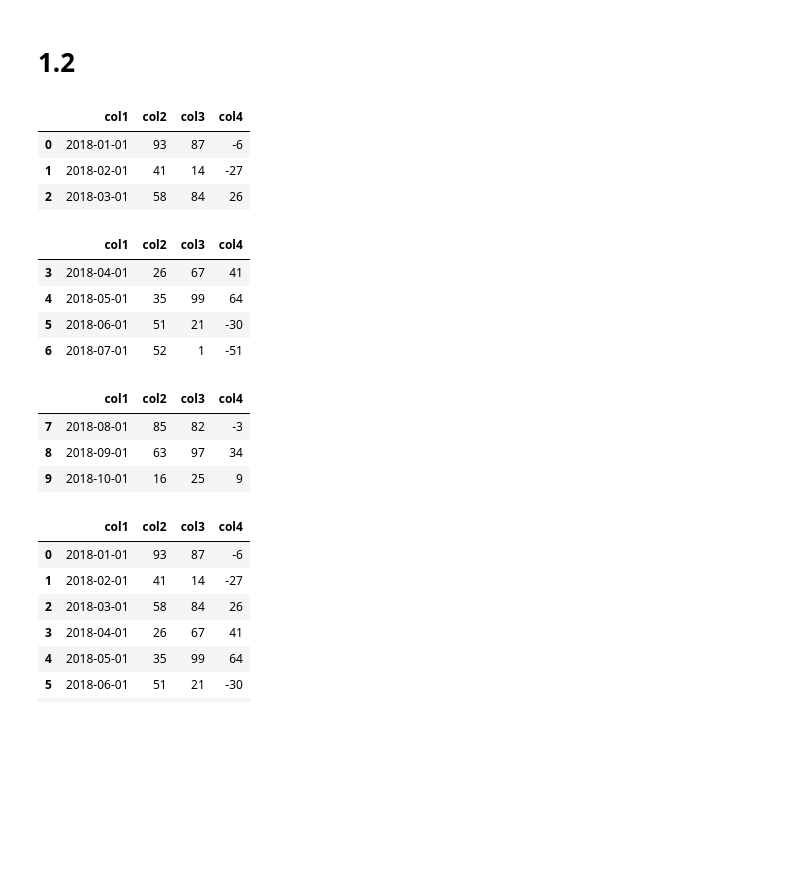
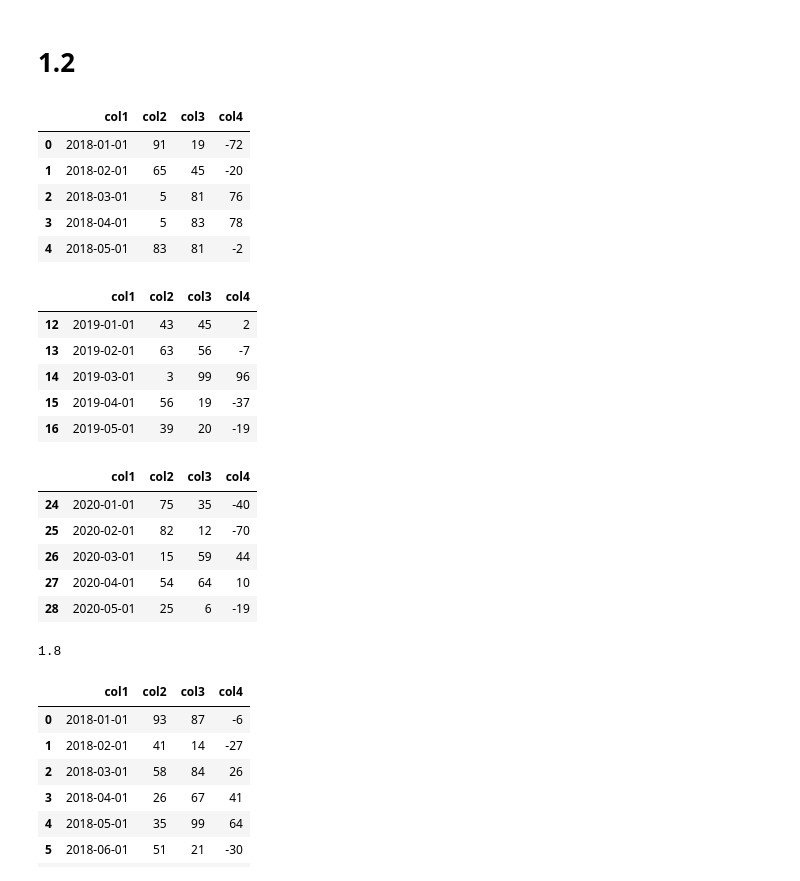
Before and after one commit to ptrierweiler/bb_scores, a Jupyter notebook: unit1.ipynb, the cells around one changed output. Cells and saved outputs as stored; diff of their text form; code cells hidden in the pictures; blank space fills up the shorter version.

```diff
--- a/unit1.ipynb
+++ b/unit1.ipynb
@@ -28,37 +28,46 @@ tf.__version__
 df = pd.DataFrame()
 # %%
 # creating date column
-df['col1'] = pd.date_range('2018-01-01', periods=10,freq='MS')
+df['col1'] = pd.date_range('2018-01-01', periods=36,freq='MS')
 # %%
 # building random columns
 df['col2'] = np.random.randint(1,100,df.shape[0])
 df['col3'] = np.random.randint(1,100,df.shape[0])
 df['col4'] = df['col3'] - df['col2']
 # %%
-df1 = df[df['col1'] <= '2018-03-01'].copy()
-df1
+df_2018 = df[df['col1'].dt.year == 2018].copy()
+df_2018.head()
 # %% [output]
 |  | col1 | col2 | col3 | col4 |
-| 0 | 2018-01-01 | 93 | 87 | -6 |
-| 1 | 2018-02-01 | 41 | 14 | -27 |
-| 2 | 2018-03-01 | 58 | 84 | 26 |
+| 0 | 2018-01-01 | 91 | 19 | -72 |
+| 1 | 2018-02-01 | 65 | 45 | -20 |
+| 2 | 2018-03-01 | 5 | 81 | 76 |
+| 3 | 2018-04-01 | 5 | 83 | 78 |
+| 4 | 2018-05-01 | 83 | 81 | -2 |
-# %%
-df2 = df[(df['col1'] >'2018-03-01') & (df['col1'] <= '2018-07-01')].copy()
-df2
-# %% [output]
-|  | col1 | col2 | col3 | col4 |
-| 3 | 2018-04-01 | 26 | 67 | 41 |
-| 4 | 2018-05-01 | 35 | 99 | 64 |
-| 5 | 2018-06-01 | 51 | 21 | -30 |
-| 6 | 2018-07-01 | 52 | 1 | -51 |
-# %%
-df3 = df[df['col1'] > '2018-07-01'].copy()
-df3
-# %% [output]
-|  | col1 | col2 | col3 | col4 |
-| 7 | 2018-08-01 | 85 | 82 | -3 |
-| 8 | 2018-09-01 | 63 | 97 | 34 |
-| 9 | 2018-10-01 | 16 | 25 | 9 |
+# %%
+df_2019 = df[df['col1'].dt.year == 2019].copy()
+df_2019.head()
+# %% [output]
+|  | col1 | col2 | col3 | col4 |
+| 12 | 2019-01-01 | 43 | 45 | 2 |
+| 13 | 2019-02-01 | 63 | 56 | -7 |
+| 14 | 2019-03-01 | 3 | 99 | 96 |
+| 15 | 2019-04-01 | 56 | 19 | -37 |
+| 16 | 2019-05-01 | 39 | 20 | -19 |
+# %%
+df_2020 = df[df['col1'].dt.year == 2020].copy()
+df_2020.head()
+# %% [output]
+|  | col1 | col2 | col3 | col4 |
+| 24 | 2020-01-01 | 75 | 35 | -40 |
+| 25 | 2020-02-01 | 82 | 12 | -70 |
+| 26 | 2020-03-01 | 15 | 59 | 44 |
+| 27 | 2020-04-01 | 54 | 64 | 10 |
+| 28 | 2020-05-01 | 25 | 6 | -19 |
+# %%
+9/5
+# %% [output]
+1.8
 # %%
 df
 # %% [output]
```
Also changed, not shown: parts of 3 cells of this notebook.
